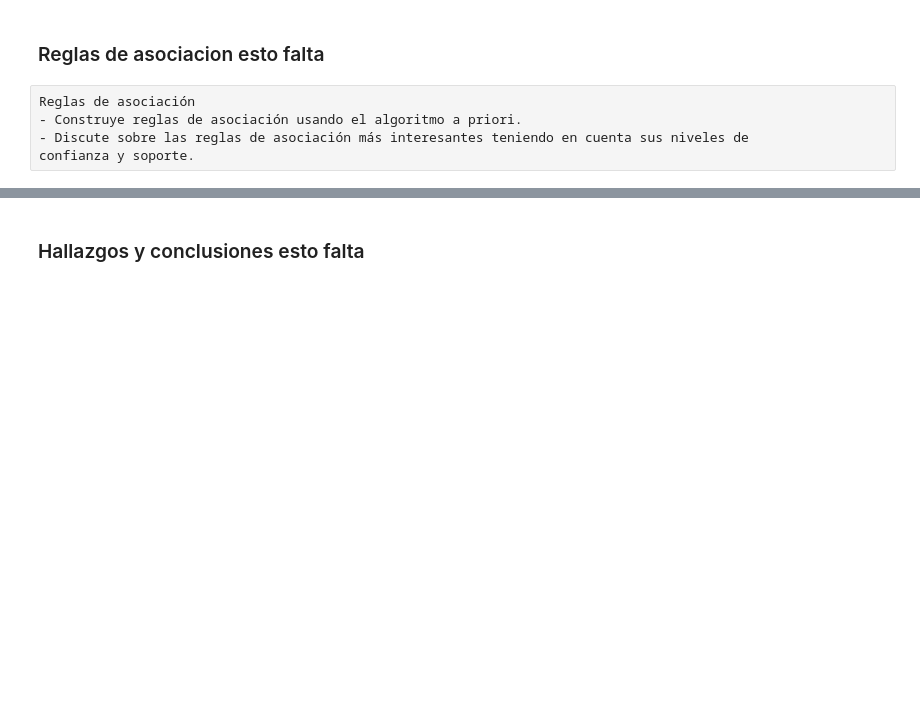
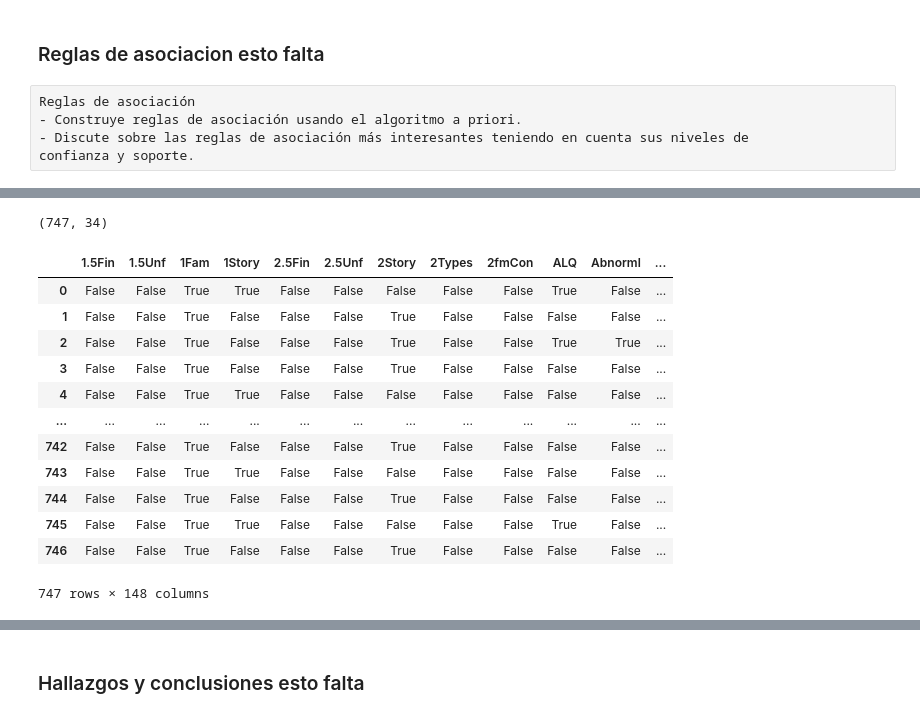
Before and after one commit to Mar19845/DataScience, a Jupyter notebook: LAB1/LAB1.ipynb, the cells around one changed output, grey strips where cells are left out. Drawn from its saved outputs; the diff is of its cells as text; code cells hidden in the pictures; blank space fills up the shorter version.

```diff
--- a/LAB1/LAB1.ipynb
+++ b/LAB1/LAB1.ipynb
@@ -301,0 +555,2 @@ confianza y soporte.
+# %%
+df_categoric = df_categoric.dropna()
@@ -301,0 +594,10 @@ confianza y soporte.
+# %%
+df_categoric = df_categoric.drop(['Condition2','Exterior2nd','MasVnrType','ExterQual','GarageQual'], axis=1)
+# %%
+df_categoric.shape
+# %% [output]
+(747, 34)
+# %%
+records = []
+for i in range(0, 747):
+    records.append([str(df_categoric.values[i,j]) for j in range(0, 34)])
@@ -301,0 +611,20 @@ confianza y soporte.
+# %%
+te = TransactionEncoder()
+te_ary = te.fit(records).transform(records)
+df_rules = pd.DataFrame(te_ary, columns=te.columns_)
+# %%
+df_rules
+# %% [output]
+|  | 1.5Fin | 1.5Unf | 1Fam | 1Story | 2.5Fin | 2.5Unf | 2Story | 2Types | 2fmCon | ALQ | Abnorml | ... |
+| 0 | False | False | True | True | False | False | False | False | False | True | False | ... |
+| 1 | False | False | True | False | False | False | True | False | False | False | False | ... |
+| 2 | False | False | True | False | False | False | True | False | False | True | True | ... |
+| 3 | False | False | True | False | False | False | True | False | False | False | False | ... |
+| 4 | False | False | True | True | False | False | False | False | False | False | False | ... |
+| ... | ... | ... | ... | ... | ... | ... | ... | ... | ... | ... | ... | ... |
+| 742 | False | False | True | False | False | False | True | False | False | False | False | ... |
+| 743 | False | False | True | True | False | False | False | False | False | False | False | ... |
+| 744 | False | False | True | False | False | False | True | False | False | False | False | ... |
+| 745 | False | False | True | True | False | False | False | False | False | True | False | ... |
+| 746 | False | False | True | False | False | False | True | False | False | False | False | ... |
+747 rows × 148 columns
```
Also changed, not shown: parts of 43 cells of this notebook, 1 other file.
